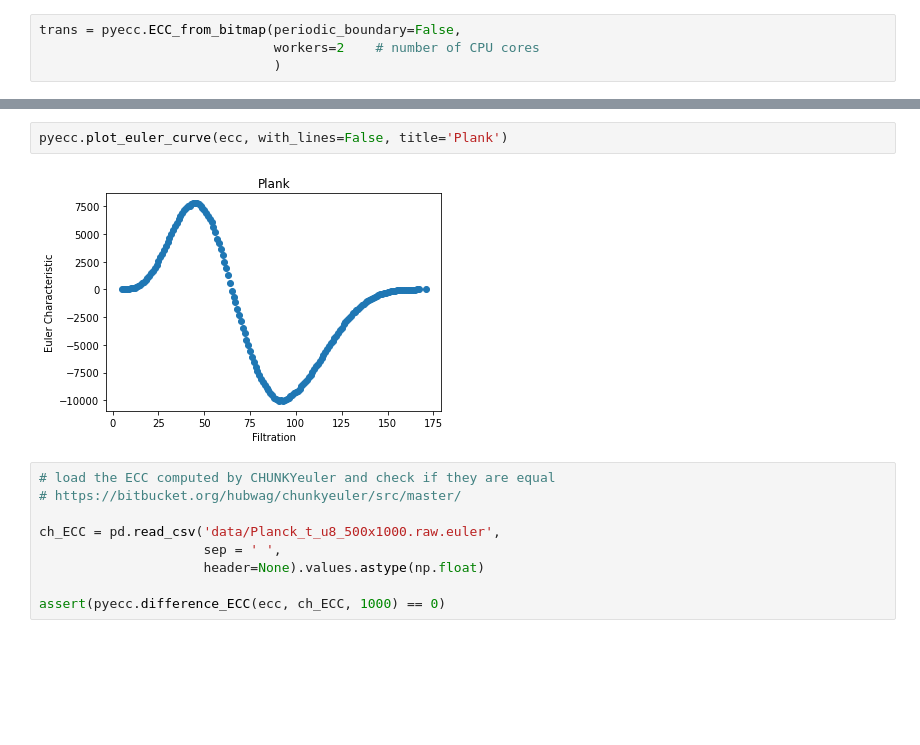
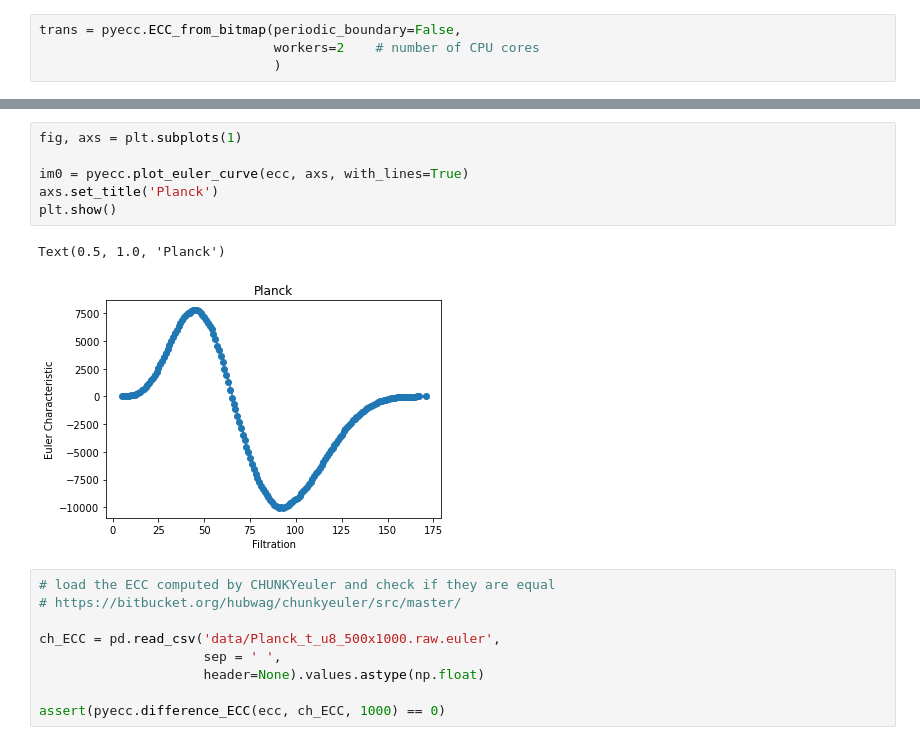
Before and after one commit to dioscuri-tda/pyEulerCurves, a Jupyter notebook: examples/example_cubical.ipynb, the cells around one changed output, grey strips where cells are left out. Saved outputs shown, nothing was run; the diff lists cells and outputs as text; blank space fills up the shorter version.

```diff
--- a/examples/example_cubical.ipynb
+++ b/examples/example_cubical.ipynb
@@ -33,7 +33,12 @@ Wall time: 8.11 s
 # %%
-pyecc.plot_euler_curve(ecc, with_lines=False, title='Plank')
+fig, axs = plt.subplots(1)
+
+im0 = pyecc.plot_euler_curve(ecc, axs, with_lines=True)
+axs.set_title('Planck')
+plt.show()
 # %% [output]
+Text(0.5, 1.0, 'Planck')
-[figure, old version]
+[figure, new version]
 # %%
 # load the ECC computed by CHUNKYeuler and check if they are equal
 # https://bitbucket.org/hubwag/chunkyeuler/src/master/
```
Also changed, not shown: parts of 9 cells of this notebook, 1 other file.
